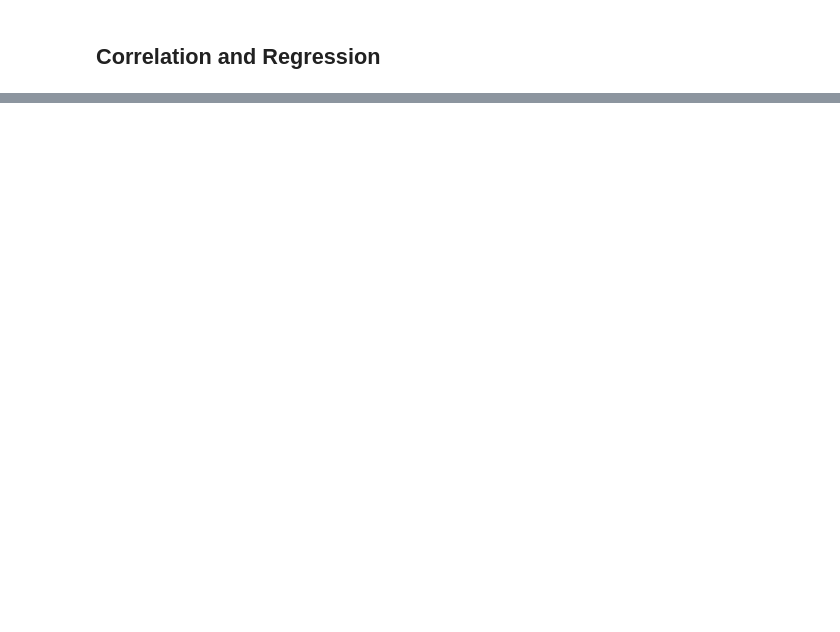
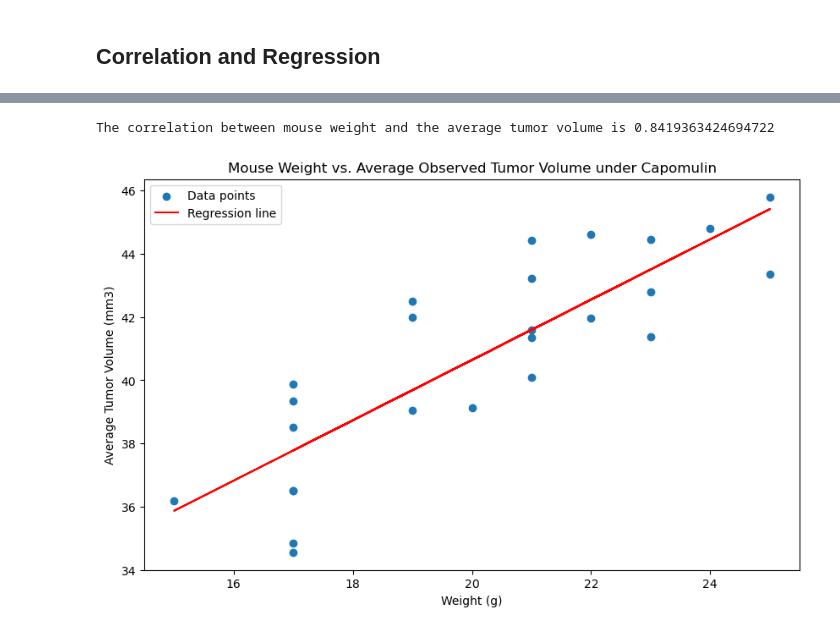
Before and after one commit to alexvallone24/Matplotlib_challenge, a Jupyter notebook: Pymaceuticals/pymaceuticals_starter.ipynb, the cells around one changed output, grey strips where cells are left out. Drawn from its saved outputs; the diff is of its cells as text; code cells hidden in the pictures; blank space fills up the shorter version.

```diff
--- a/Pymaceuticals/pymaceuticals_starter.ipynb
+++ b/Pymaceuticals/pymaceuticals_starter.ipynb
@@ -309,0 +313,18 @@ The correlation between mouse weight and the average tumor volume is 0.84
+# %%
+# Calculate the correlation coefficient and a linear regression model
+# for mouse weight and average observed tumor volume for the entire Capomulin regimen
+mouse_weight = capomulin_data[['Mouse ID', 'Weight (g)']].drop_duplicates()
+merged_data = pd.merge(avg_tumor_vol, mouse_weight, on='Mouse ID')
+correlation = merged_data['Weight (g)'].corr(merged_data['Tumor Volume (mm3)'])
+(slope, intercept, r_value, p_value, std_err) = linregress(merged_data['Weight (g)'], merged_data['Tumor Volume (mm3)'])
+plt.figure(figsize=(10, 6))
+plt.scatter(merged_data['Weight (g)'], merged_data['Tumor Volume (mm3)'], marker='o', label='Data points')
+plt.plot(merged_data['Weight (g)'], slope * merged_data['Weight (g)'] + intercept, color='red', label='Regression line')
+plt.title('Mouse Weight vs. Average Observed Tumor Volume under Capomulin')
+plt.xlabel('Weight (g)')
+plt.ylabel('Average Tumor Volume (mm3)')
+plt.legend()
+print(f"The correlation between mouse weight and the average tumor volume is {correlation}")
+# %% [output]
+The correlation between mouse weight and the average tumor volume is 0.8419363424694722
+[figure, added]
```
Also changed, not shown: parts of 5 cells of this notebook.
